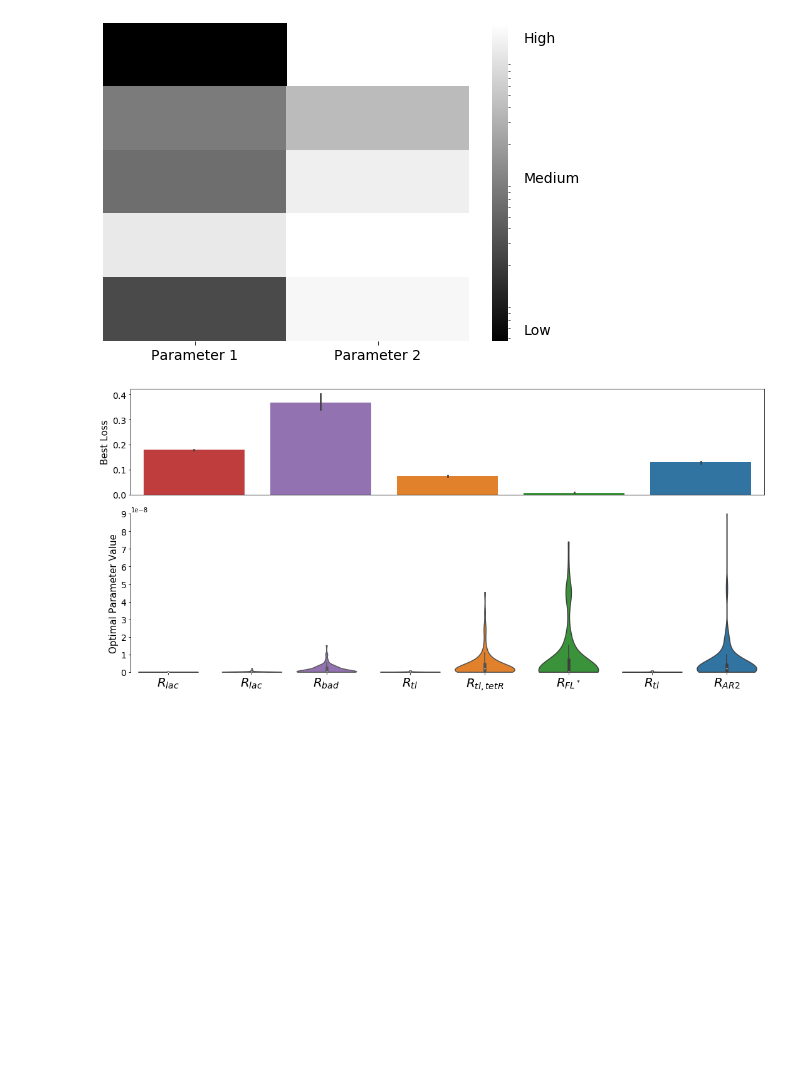
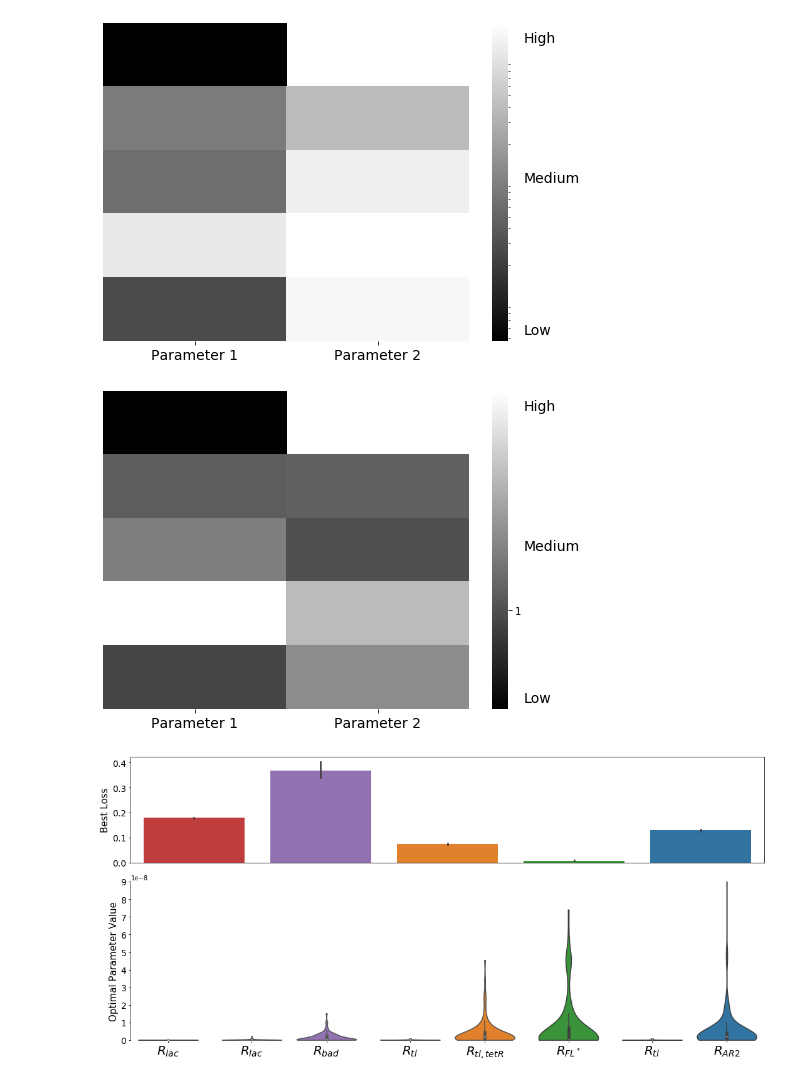
Before and after one commit to cjmerzbacher/bayesopt-dynamic-pathways, a Jupyter notebook: fatty_acid/fatty_acid.ipynb, the cells around one changed output. Saved outputs shown, nothing was run; the diff lists cells and outputs as text; code cells hidden in the pictures; blank space fills up the shorter version.

```diff
--- a/fatty_acid/fatty_acid.ipynb
+++ b/fatty_acid/fatty_acid.ipynb
@@ -372,6 +353,38 @@ fig.tight_layout()
 fig.savefig('parameter_sloppiness.png', dpi=300)
 # %% [output]
 [figure]
+# %%
+###FIGURE: Parameter sloppiness with coefficient of variation
+ol = ol_landscape.loc[ol_landscape.loss.isin(ol_landscape.loc[ol_landscape.iteration == 100].best_losses.to_list())]
+oli = oli_landscape.loc[oli_landscape.loss.isin(oli_landscape.loc[oli_landscape.iteration == 100].best_losses.to_list())]
+ngl = ngl_landscape.loc[ngl_landscape.loss.isin(ngl_landscape.loc[ngl_landscape.iteration == 100].best_losses.to_list())]
+nml = nml_landscape.loc[nml_landscape.loss.isin(nml_landscape.loc[nml_landscape.iteration == 100].best_losses.to_list())]
+lnml = lnml_landscape.loc[lnml_landscape.loss.isin(lnml_landscape.loc[lnml_landscape.iteration == 100].best_losses.to_list())]
+pr_r_lac_ol = ol.r_lac_ol.std()/ol.r_lac_ol.mean()
+pr_r_lac_oli = oli.r_lac_oli.std()/oli.r_lac_oli.mean()
+pr_r_bad_oli = oli.r_bad_oli.std()/oli.r_bad_oli.mean()
+pr_r_tl_ngl = ngl.r_tl_ngl.std()/ngl.r_tl_ngl.mean()
+pr_r_tl_tetR_ngl = ngl.r_tl_tetR_ngl.std()/ngl.r_tl_tetR_ngl.mean()
+pr_r_fl_prime_nml = nml.r_fl_prime_nml.std()/nml.r_fl_prime_nml.mean()
+pr_ki_nml = nml.ki_nml.std()/nml.ki_nml.mean()
+pr_r_tl_lnml = lnml.r_tl_lnml.std()/lnml.r_tl_lnml.mean()
+pr_r_ar2_lnml = lnml.r_ar2_lnml.std()/lnml.r_ar2_lnml.mean()
+
+test = pd.DataFrame({'Architecture': orders, 'Parameter 1': [pr_r_lac_ol, pr_r_lac_oli, pr_r_tl_ngl, pr_r_fl_prime_nml, pr_r_tl_lnml], 'Parameter 2': [None, pr_r_bad_oli, pr_r_tl_tetR_ngl, pr_ki_nml, pr_r_ar2_lnml]}).set_index('Architecture')
+
+fig, ax = plt.subplots(1,1,figsize=(7, 5))
+sns.heatmap(test, cmap="gray", ax=ax, cbar_kws={"ticks":[-1, 0, 1], 'orientation':'vertical'})
+ax.set_ylabel(None)
+ax.set_yticklabels('')
+ax.set_yticks([])
+ax.set_xticklabels(['Parameter 1', 'Parameter 2'], fontsize=14)
+ax.text(2.3, 0.3, 'High', fontsize=14)
+ax.text(2.3, 2.5, 'Medium', fontsize=14)
+ax.text(2.3, 4.9, 'Low', fontsize=14)
+fig.tight_layout()
+fig.savefig('parameter_sloppiness.png', dpi=300)
+# %% [output]
+[figure, added]
 # %%
 ###FIGURE: Parameter robustness
 start = 0
```
Also changed, not shown: parts of 1 cell of this notebook, 8 other files.
